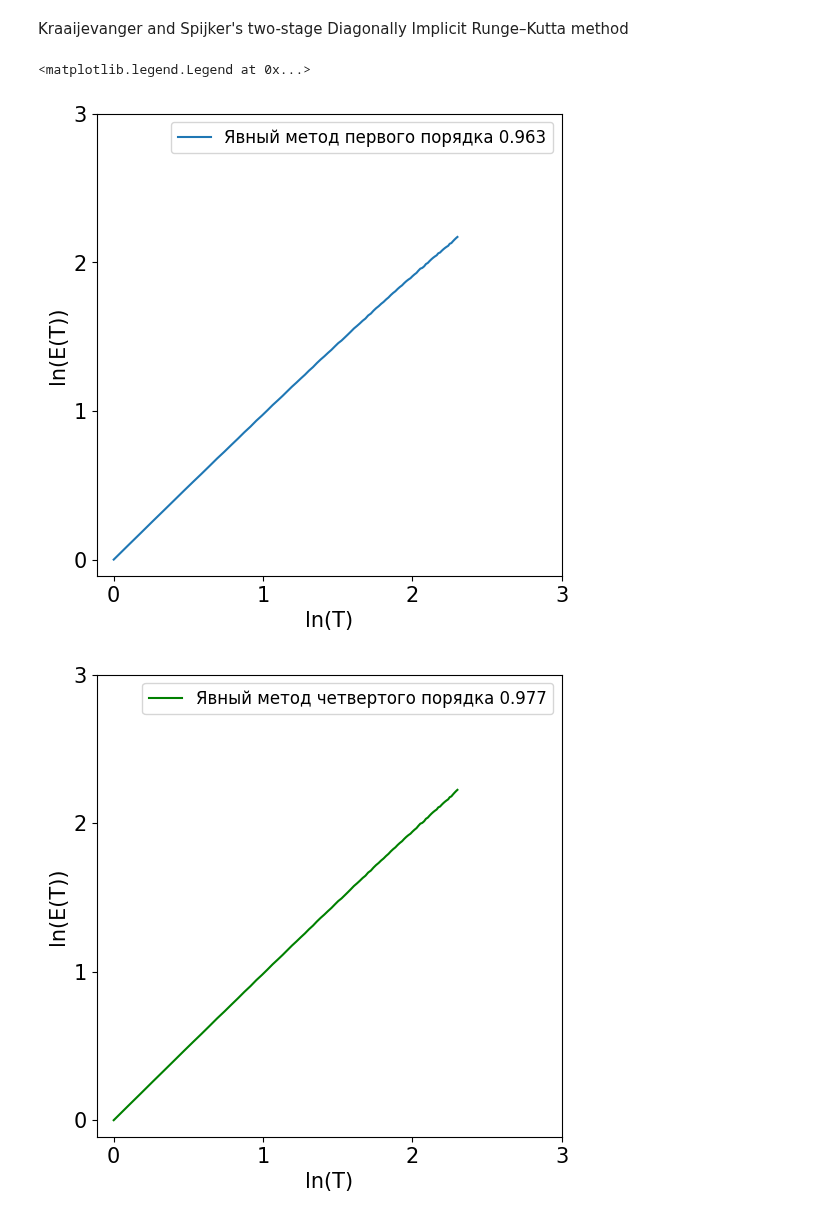
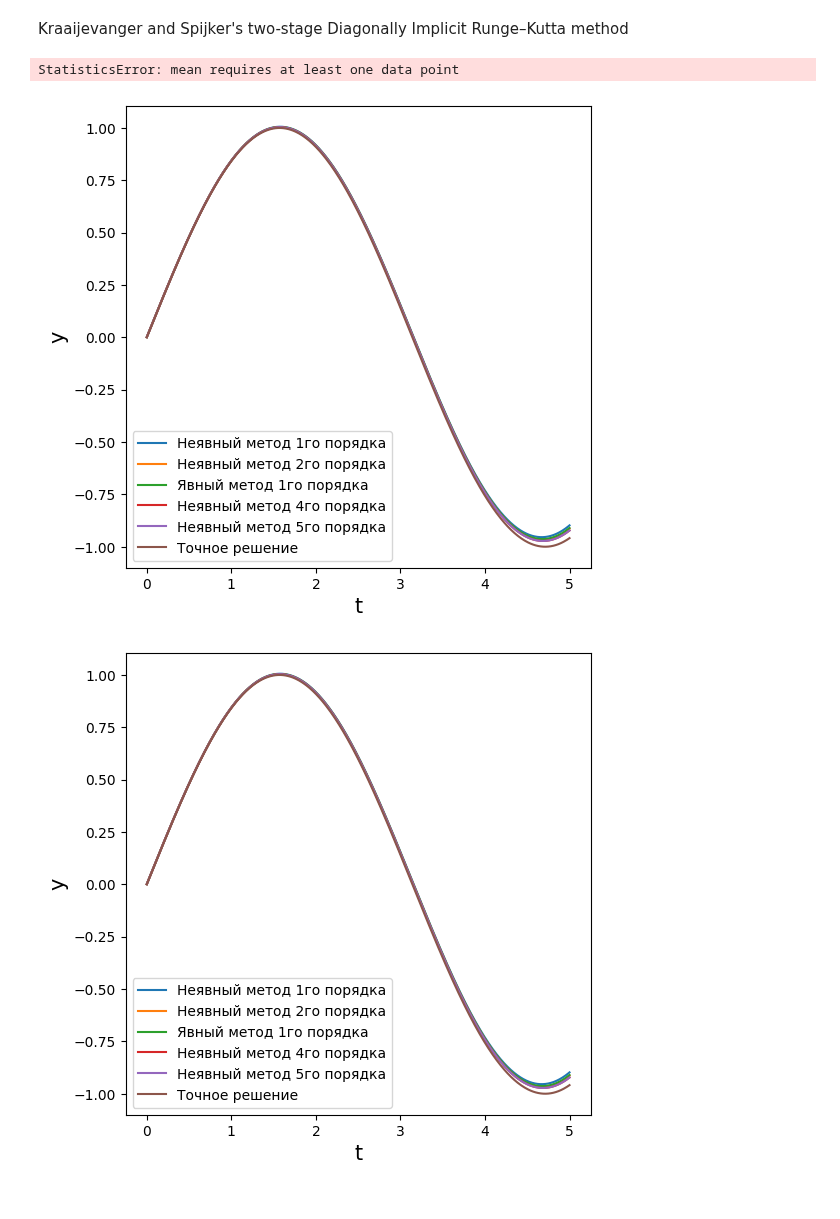
Before and after one commit to ArnautovPeter/projectPractice, a Jupyter notebook: src/test_task2.ipynb, the cells around one changed output. Cells and saved outputs as stored; diff of their text form; code cells hidden in the pictures.

```diff
--- a/src/test_task2.ipynb
+++ b/src/test_task2.ipynb
@@ -119,7 +119,7 @@ import matplotlib.pyplot as plt
 from typing import Callable
 import numpy as np
 from num_methods import Solver2
-from drawing import draw
+from drawing import draw, draw_on_plot
 
 def f(T_in):
     T = T_in
@@ -134,12 +134,15 @@ def f(T_in):
     lst =  (fx2(t), fy2(t))
     sol = Solver2((fx, fy), [a], lst, (t_start, t_finish))
     # array1 = do_method(explicit_method, t_start, t_finish, [lst], variables, False)
-    array3 = do_method(implicit_method, t_start, t_finish, [lst], variables, False)
+    array1 = do_method(implicit_method, t_start, t_finish, [lst], variables, False)
+    array2 = do_method(implicit2_method, t_start, t_finish, [lst], variables, False)
+
     # array1 = sol.do_method(sol.explicit4_method, T, False)
     # array2 = do_method(implicit2_method, t_start, t_finish, [lst], variables, False)
-    array2 = sol.do_method(sol.explicit4_method, T, False)
+    array4 = sol.do_method(sol.explicit4_method, T, False)
     # array2 = sol.do_method(explicit4_method, t_start, t_finish, [lst], variables, False)
-    array1 = sol.do_method(sol.explicit1_method, T, False)
+    array3 = sol.do_method(sol.explicit1_method, T, False)
+    array5 = sol.do_method(sol.explicit5_method, T, False)
     # array3 = do_method(explicit4_method, t_start, t_finish, [lst], variables, False)
     # array3 = do_method(implicit_method, t_start, t_finish, [lst], variables, False)
     arrayx1 = [i[0] for i in array1[1]]
@@ -164,11 +167,26 @@ def f(T_in):
         max_dif[2] = max(max_dif[2], abs(arrayy3[i] - real_y))
 
     # CHECK
-    # args = np.linspace(t_start, t_finish, 500)
-    # x_true = list([fx2(t) for t in args])
-    # print(arrayx1)
-    # print(x_true)
-    # draw([array1[0], args], [arrayx1, x_true], ['fake', 'real'])
+    args = np.linspace(t_start, t_finish, 500)
+    x_true = list([fy2(t) for t in args])
+    ls = 15
+    fs = 6
+    fonts = 15
+    fig = plt.figure(figsize=(fs,fs))
+    px1 = fig.add_subplot(111)
+    draw_on_plot([array1[0], array2[0], array3[0], array4[0], array5[0], args],
+         [[i[1] for i in array1[1]], [i[1] for i in array2[1]], [i[1] for i in array3[1]],
+          [i[1] for i in array4[1]], [i[1] for i in array5[1]], x_true],
+         ['Неявный метод 1го порядка',
+          'Неявный метод 2го порядка',
+          'Явный метод 1го порядка',
+          'Неявный метод 4го порядка',
+          'Неявный метод 5го порядка',
+          'Точное решение'], px1)
+    px1.set_xlabel("t", fontsize = fonts)
+    px1.set_ylabel("y", fontsize = fonts)
+    px1.legend()
+    fig.show()
     # return
 
     return max_dif
@@ -198,7 +216,7 @@ while t <= T:
     t_l.append(math.log(t) - crd_move_x)
     t += 0.0001
     # TODO:
-    # break
+    break
 
 # mdif = min(diff_l1)
 # for i in range(len(t_l)):
@@ -211,33 +229,33 @@ fonts = 15
 fig = plt.figure(figsize=(fs,fs))
 px1 = fig.add_subplot(111)
 px1.plot(t_l, diff_l1, label="Явный метод первого порядка" + f" {round(mean(diff_l1[i]/t_l[i] for i in range(1, len(t_l))), 3)}")
 px1.set_xticks(np.arange(0, math.ceil(math.log(T) - crd_move_x) + 1, step=1))
 px1.set_yticks(np.arange(0, math.ceil(math.log(T) - crd_move_x) + 1, step=1))
 px1.tick_params(axis="both", which="major", labelsize=ls)
 px1.set_xlabel("ln(T)", fontsize = fonts)
 px1.set_ylabel("ln(E(T))", fontsize = fonts)
 px1.legend(fontsize=fonts-3)
 
 fig2 = plt.figure(figsize=(fs, fs))
 px2 = fig2.add_subplot(111)
 px2.plot(t_l, diff_l2, label="Явный метод четвертого порядка" + f" {round(mean(diff_l2[i]/t_l[i] for i in range(1, len(t_l))), 3)}", color="green")
 to = max(math.ceil(math.log(dif[1]) - crd_move_y2), math.ceil(math.log(T) - crd_move_x))
 px2.set_xticks(np.arange(0, to + 1, step=1))
 px2.set_yticks(np.arange(0, to + 1, step=1))
 px2.tick_params(axis="both", which="major", labelsize=ls)
 px2.set_xlabel("ln(T)", fontsize=fonts)
 px2.set_ylabel("ln(E(T))", fontsize=fonts)
 px2.legend(fontsize=fonts-3)
 
 # plt.plot(t_l, diff_l3, label="рунге 4 порядка" + f" {mean(diff_l3[i]/t_l[i] for i in range(1, len(t_l)))}", color="red")
 # to = max(math.ceil(math.log(dif[2]) - crd_move_y3), math.ceil(math.log(T) - crd_move_x))
 # plt.set_xticks(np.arange(0, to + 1, step=1))
 # plt.set_yticks(np.arange(0, to + 1, step=1))
 # plt.set_xlabel("ln(T)")
 # plt.set_ylabel("ln(E(T))")
 # plt.legend()
 # plt.show()
 # %% [output]
-<matplotlib.legend.Legend at 0x...>
+StatisticsError: mean requires at least one data point
-[figure, old version]
+[figure, new version]
-[figure, old version]
+[figure, new version]
```
Also changed, not shown: parts of 1 cell of this notebook, 9 other files.
